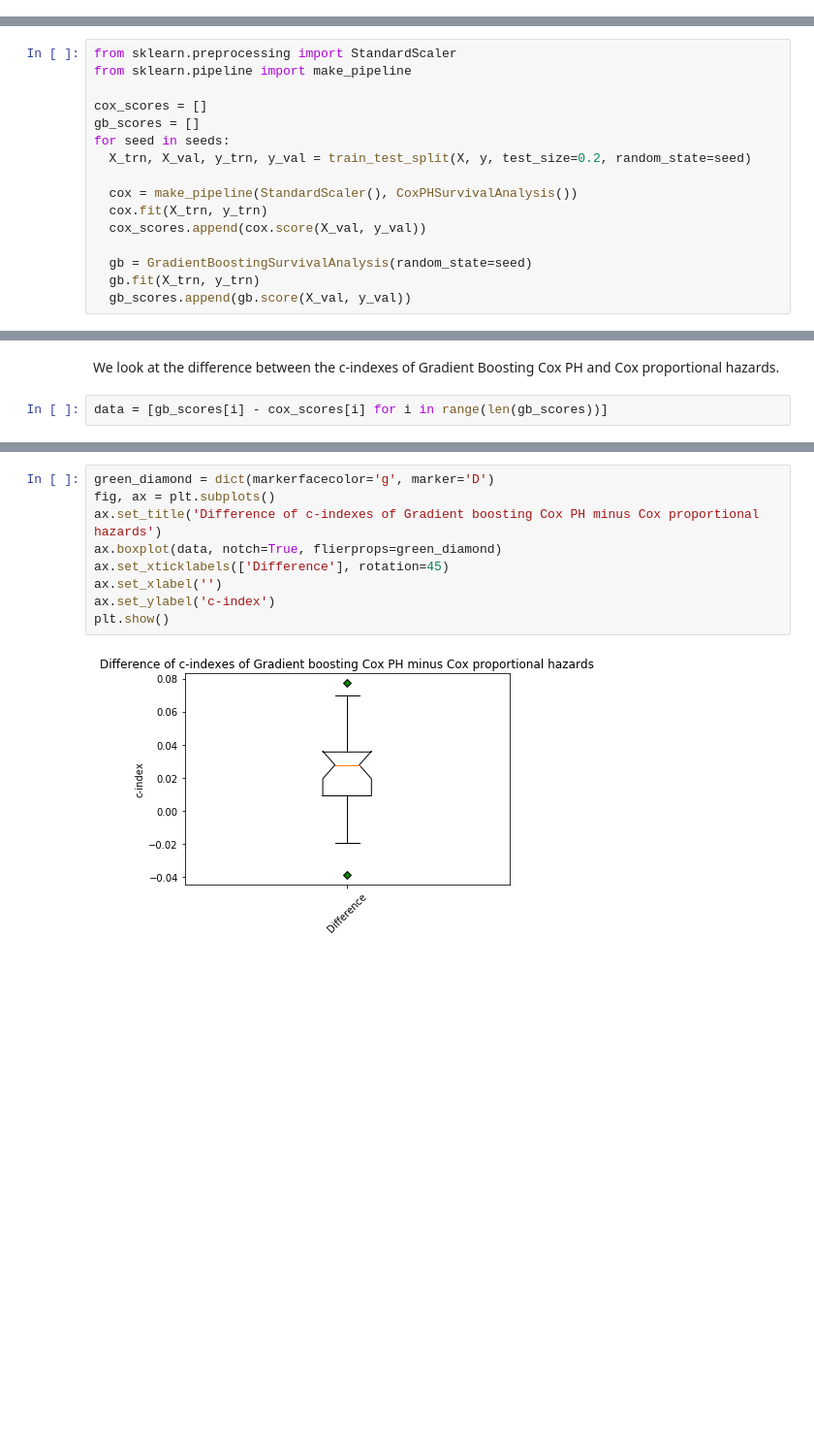
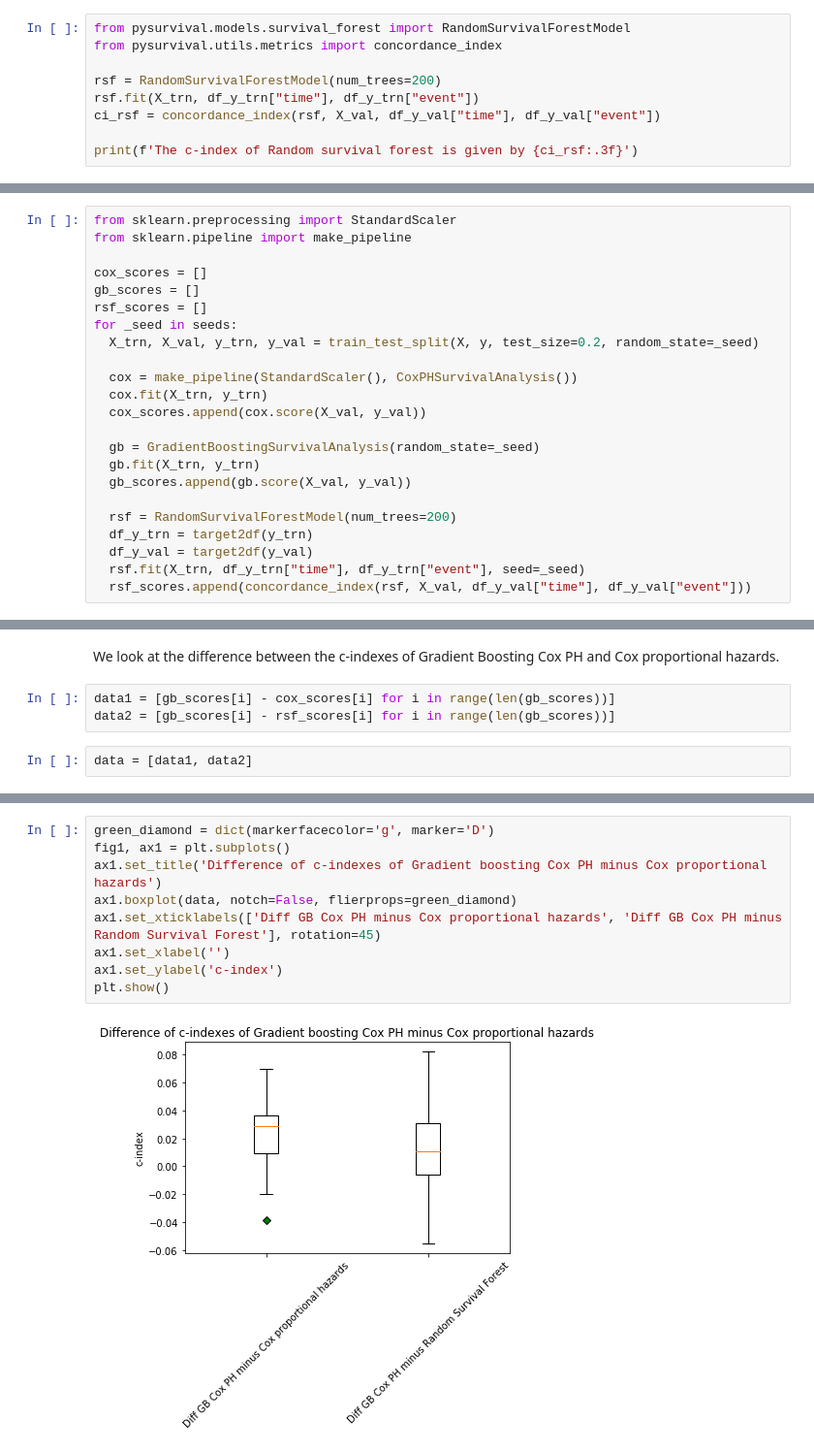
Before and after one commit to alonsosilvaallende/Survival_Analysis, a Jupyter notebook: Cox_PH_vs_Gradient_Boosting_Cox_PH_a_practical_guide-colab.ipynb, the cells around one changed output, grey strips where cells are left out. Shown: that part at 97% size. Saved outputs shown, nothing was run; the diff lists cells and outputs as text; blank space fills up the shorter version.

```diff
--- a/Cox_PH_vs_Gradient_Boosting_Cox_PH_a_practical_guide-colab.ipynb
+++ b/Cox_PH_vs_Gradient_Boosting_Cox_PH_a_practical_guide-colab.ipynb
@@ -249,0 +294,9 @@ dtype: float64
+# %%
+from pysurvival.models.survival_forest import RandomSurvivalForestModel
+from pysurvival.utils.metrics import concordance_index
+
+rsf = RandomSurvivalForestModel(num_trees=200)
+rsf.fit(X_trn, df_y_trn["time"], df_y_trn["event"])
+ci_rsf = concordance_index(rsf, X_val, df_y_val["time"], df_y_val["event"])
+
+print(f'The c-index of Random survival forest is given by {ci_rsf:.3f}')
@@ -304,15 +374,22 @@ from sklearn.pipeline import make_pipeline
 
 cox_scores = []
 gb_scores = []
-for seed in seeds:
-  X_trn, X_val, y_trn, y_val = train_test_split(X, y, test_size=0.2, random_state=seed)
+rsf_scores = []
+for _seed in seeds:
+  X_trn, X_val, y_trn, y_val = train_test_split(X, y, test_size=0.2, random_state=_seed)
 
   cox = make_pipeline(StandardScaler(), CoxPHSurvivalAnalysis())
   cox.fit(X_trn, y_trn)
   cox_scores.append(cox.score(X_val, y_val))
 
-  gb = GradientBoostingSurvivalAnalysis(random_state=seed)
+  gb = GradientBoostingSurvivalAnalysis(random_state=_seed)
   gb.fit(X_trn, y_trn)
   gb_scores.append(gb.score(X_val, y_val))
+
+  rsf = RandomSurvivalForestModel(num_trees=200)
+  df_y_trn = target2df(y_trn)
+  df_y_val = target2df(y_val)
+  rsf.fit(X_trn, df_y_trn["time"], df_y_trn["event"], seed=_seed)
+  rsf_scores.append(concordance_index(rsf, X_val, df_y_val["time"], df_y_val["event"]))
 # %%
 print(f'Cox proportional hazards model: Mean c-index: {np.mean(cox_scores):.3f}, standard deviation: {np.std(cox_scores):.3f}')
@@ -335,5 +414,8 @@ plt.show()
 # %% [markdown]
 We look at the difference between the c-indexes of Gradient Boosting Cox PH and Cox proportional hazards.
 # %%
-data = [gb_scores[i] - cox_scores[i] for i in range(len(gb_scores))]
+data1 = [gb_scores[i] - cox_scores[i] for i in range(len(gb_scores))]
+data2 = [gb_scores[i] - rsf_scores[i] for i in range(len(gb_scores))]
+# %%
+data = [data1, data2]
 # %%
@@ -343,11 +429,11 @@ Difference c-indexes of Gradient boosting Cox PH minus Cox proportional hazards:
 # %%
 green_diamond = dict(markerfacecolor='g', marker='D')
-fig, ax = plt.subplots()
-ax.set_title('Difference of c-indexes of Gradient boosting Cox PH minus Cox proportional hazards')
-ax.boxplot(data, notch=True, flierprops=green_diamond)
-ax.set_xticklabels(['Difference'], rotation=45)
-ax.set_xlabel('')
-ax.set_ylabel('c-index')
+fig1, ax1 = plt.subplots()
+ax1.set_title('Difference of c-indexes of Gradient boosting Cox PH minus Cox proportional hazards')
+ax1.boxplot(data, notch=False, flierprops=green_diamond)
+ax1.set_xticklabels(['Diff GB Cox PH minus Cox proportional hazards', 'Diff GB Cox PH minus Random Survival Forest'], rotation=45)
+ax1.set_xlabel('')
+ax1.set_ylabel('c-index')
 plt.show()
 # %% [output]
-[figure, old version]
+[figure, new version]
```
Also changed, not shown: parts of 45 cells of this notebook.
